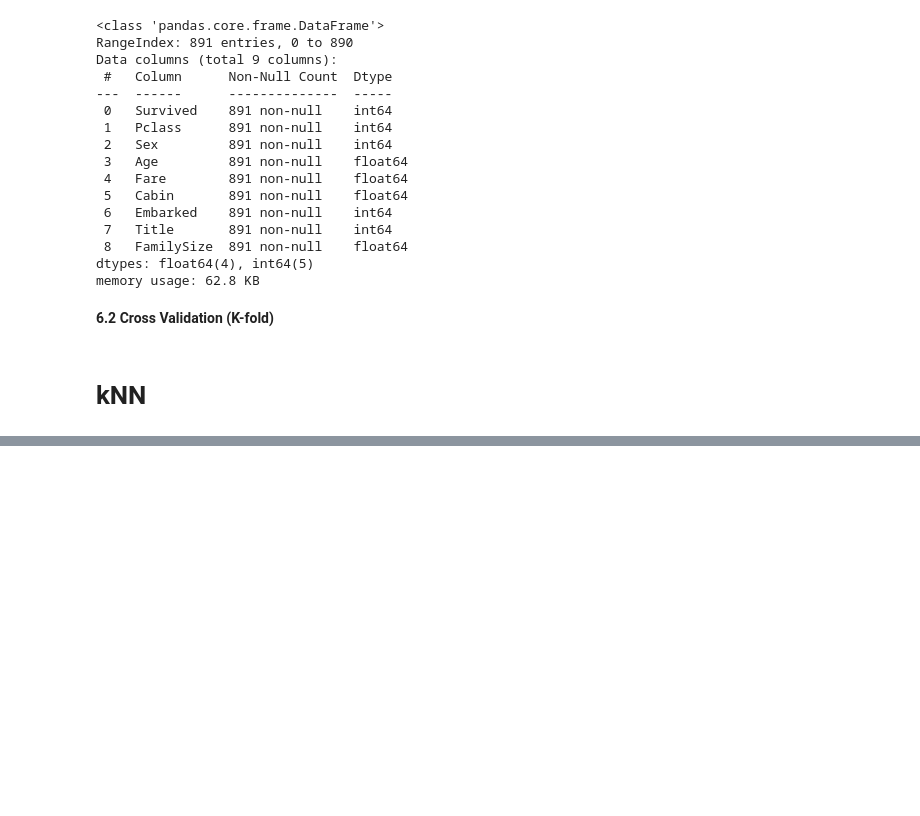
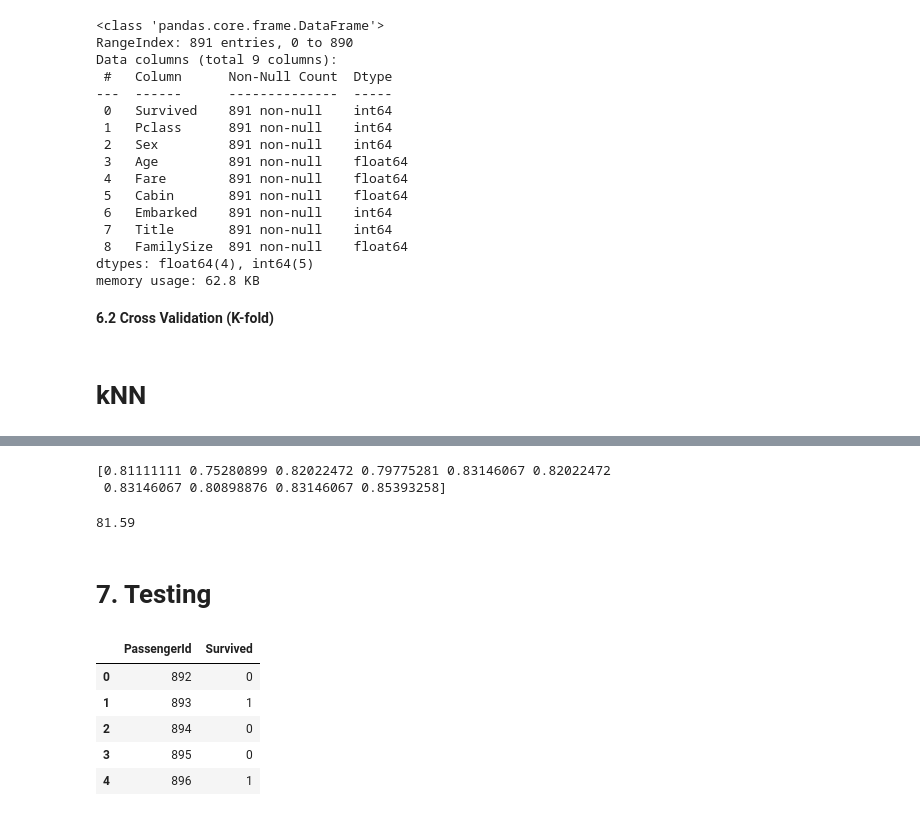
Before and after one commit to felstuff/BackToBasic, a Jupyter notebook: Titanic_Solution_with_MinSuk_Heo.ipynb, the cells around one changed output, grey strips where cells are left out. Saved outputs shown, nothing was run; the diff lists cells and outputs as text; code cells hidden in the pictures; blank space fills up the shorter version.

```diff
--- a/Titanic_Solution_with_MinSuk_Heo.ipynb
+++ b/Titanic_Solution_with_MinSuk_Heo.ipynb
@@ -723,0 +800,14 @@ NameError: ignored
+# %%
+clf = SVC()
+scoring = "accuracy"
+score = cross_val_score(clf,train_data, target, cv=k_fold, n_jobs=1, scoring=scoring)
+print (score)
+# %% [output]
+[0.81111111 0.75280899 0.82022472 0.79775281 0.83146067 0.82022472
+ 0.83146067 0.80898876 0.83146067 0.85393258]
+# %%
+round(np.mean(score)*100,2)
+# %% [output]
+81.59
+# %% [markdown]
+# **7. Testing**
@@ -723,0 +826,10 @@ NameError: ignored
+# %%
+submission = pd.read_csv('submission.csv')
+submission.head()
+# %% [output]
+|  | PassengerId | Survived |
+| 0 | 892 | 0 |
+| 1 | 893 | 1 |
+| 2 | 894 | 0 |
+| 3 | 895 | 0 |
+| 4 | 896 | 1 |
```
Also changed, not shown: parts of 19 cells of this notebook.
